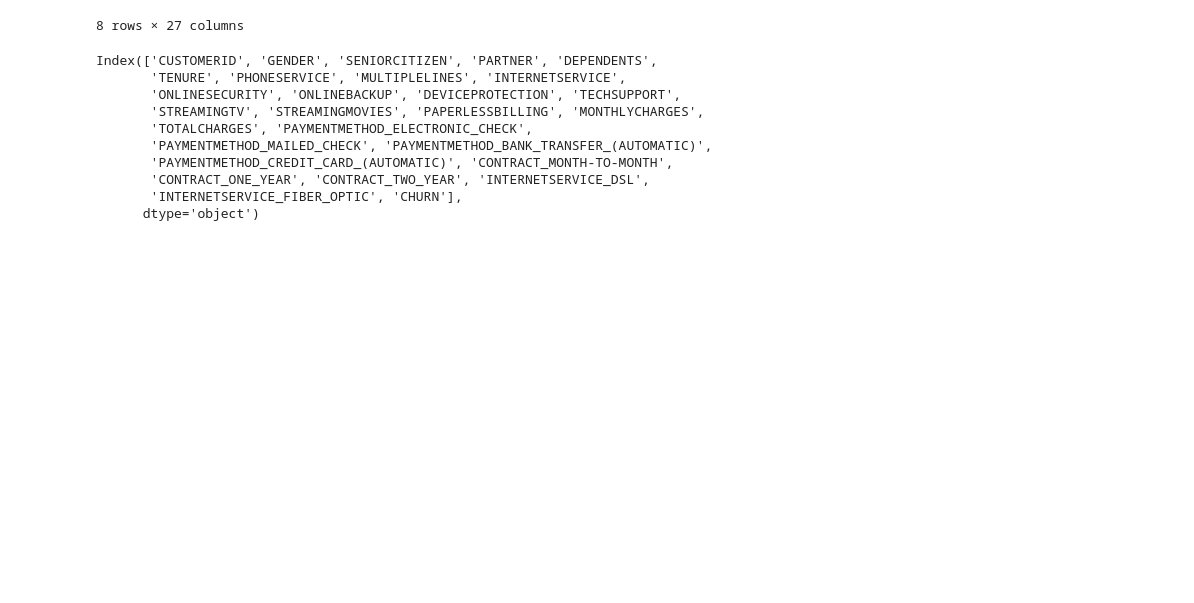
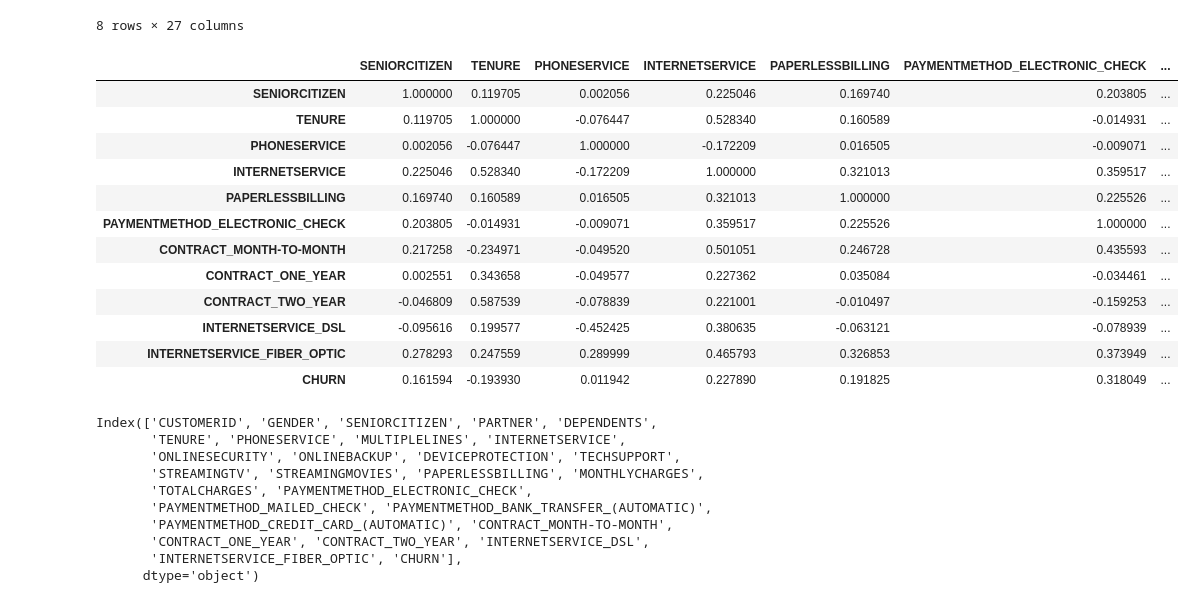
Before and after one commit to rycardyo/DashBoards, a Jupyter notebook: notebooks/modelo_preditivo.ipynb, the cells around one changed output. Cells and saved outputs as stored; diff of their text form; code cells hidden in the pictures; blank space fills up the shorter version.

```diff
--- a/notebooks/modelo_preditivo.ipynb
+++ b/notebooks/modelo_preditivo.ipynb
@@ -361,11 +369,27 @@ df_categorical.describe()
 # %%
 feature_selected = [
         'SENIORCITIZEN',
-       'TENURE', 'PHONESERVICE', 'INTERNETSERVICE',
+       'TENURE', 'PHONESERVICE',
        'PAPERLESSBILLING', 'PAYMENTMETHOD_ELECTRONIC_CHECK',
        'CONTRACT_MONTH-TO-MONTH',
        'CONTRACT_ONE_YEAR', 'CONTRACT_TWO_YEAR', 'INTERNETSERVICE_DSL',
        'INTERNETSERVICE_FIBER_OPTIC', 'CHURN']
+# %%
+df_categorical[feature_selected].corr()
+# %% [output]
+|  | SENIORCITIZEN | TENURE | PHONESERVICE | INTERNETSERVICE | PAPERLESSBILLING | PAYMENTMETHOD_ELECTRONIC_CHECK | ... |
+| SENIORCITIZEN | 1.000000 | 0.119705 | 0.002056 | 0.225046 | 0.169740 | 0.203805 | ... |
+| TENURE | 0.119705 | 1.000000 | -0.076447 | 0.528340 | 0.160589 | -0.014931 | ... |
+| PHONESERVICE | 0.002056 | -0.076447 | 1.000000 | -0.172209 | 0.016505 | -0.009071 | ... |
+| INTERNETSERVICE | 0.225046 | 0.528340 | -0.172209 | 1.000000 | 0.321013 | 0.359517 | ... |
+| PAPERLESSBILLING | 0.169740 | 0.160589 | 0.016505 | 0.321013 | 1.000000 | 0.225526 | ... |
+| PAYMENTMETHOD_ELECTRONIC_CHECK | 0.203805 | -0.014931 | -0.009071 | 0.359517 | 0.225526 | 1.000000 | ... |
+| CONTRACT_MONTH-TO-MONTH | 0.217258 | -0.234971 | -0.049520 | 0.501051 | 0.246728 | 0.435593 | ... |
+| CONTRACT_ONE_YEAR | 0.002551 | 0.343658 | -0.049577 | 0.227362 | 0.035084 | -0.034461 | ... |
+| CONTRACT_TWO_YEAR | -0.046809 | 0.587539 | -0.078839 | 0.221001 | -0.010497 | -0.159253 | ... |
+| INTERNETSERVICE_DSL | -0.095616 | 0.199577 | -0.452425 | 0.380635 | -0.063121 | -0.078939 | ... |
+| INTERNETSERVICE_FIBER_OPTIC | 0.278293 | 0.247559 | 0.289999 | 0.465793 | 0.326853 | 0.373949 | ... |
+| CHURN | 0.161594 | -0.193930 | 0.011942 | 0.227890 | 0.191825 | 0.318049 | ... |
 # %%
 df_normalizado.columns
 # %% [output]
```
Also changed, not shown: parts of 21 cells of this notebook.
